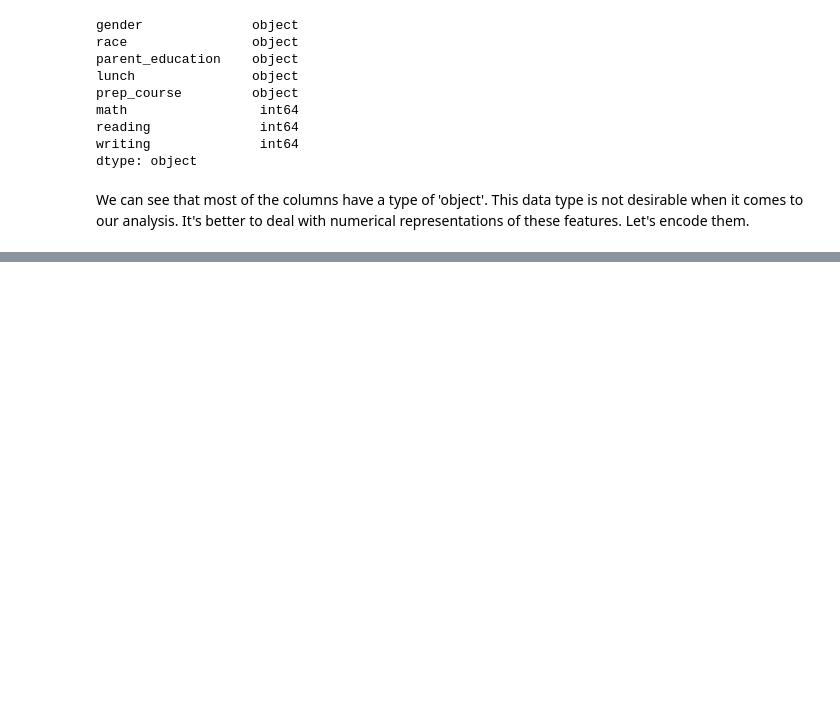
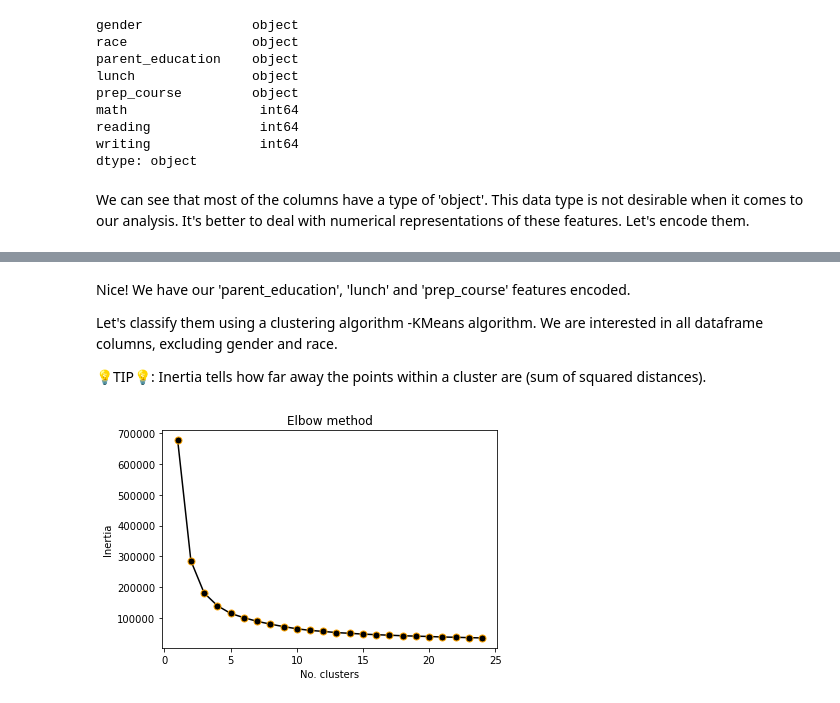
Before and after one commit to Przemyslaw11/Students_Performance_Analysis, a Jupyter notebook: analysis.ipynb, the cells around one changed output, grey strips where cells are left out. Cells and saved outputs as stored; diff of their text form; code cells hidden in the pictures; blank space fills up the shorter version.

Commit message:
Use KMeans algorithm and visualize each cluster performance

```diff
--- a/analysis.ipynb
+++ b/analysis.ipynb
@@ -90,0 +93,20 @@ train_df.sample(7)
+# %% [markdown]
+Nice! We have our 'parent_education', 'lunch' and 'prep_course' features encoded.
+
+Let's classify them using a clustering algorithm -KMeans algorithm. We are interested in all dataframe columns, excluding gender and race.
+
+💡TIP💡: Inertia tells how far away the points within a cluster are (sum of squared distances).
+# %%
+inertias = list()
+for i in range(1,25):
+    kmeans = KMeans(init = "k-means++", n_clusters = i, n_init = 30)
+    kmeans.fit_transform(train_df.iloc[:, 2:]) # We are interested in all columns, excluding gender and race
+    inertias.append(kmeans.inertia_)
+
+plt.plot(range(1,25), inertias, marker='o', color = 'black', mec = 'orange', ms = 7)
+plt.title('Elbow method')
+plt.xlabel('No. clusters')
+plt.ylabel('Inertia')
+plt.show()
+# %% [output]
+[figure, added]
```
Also changed, not shown: parts of 10 cells of this notebook.
